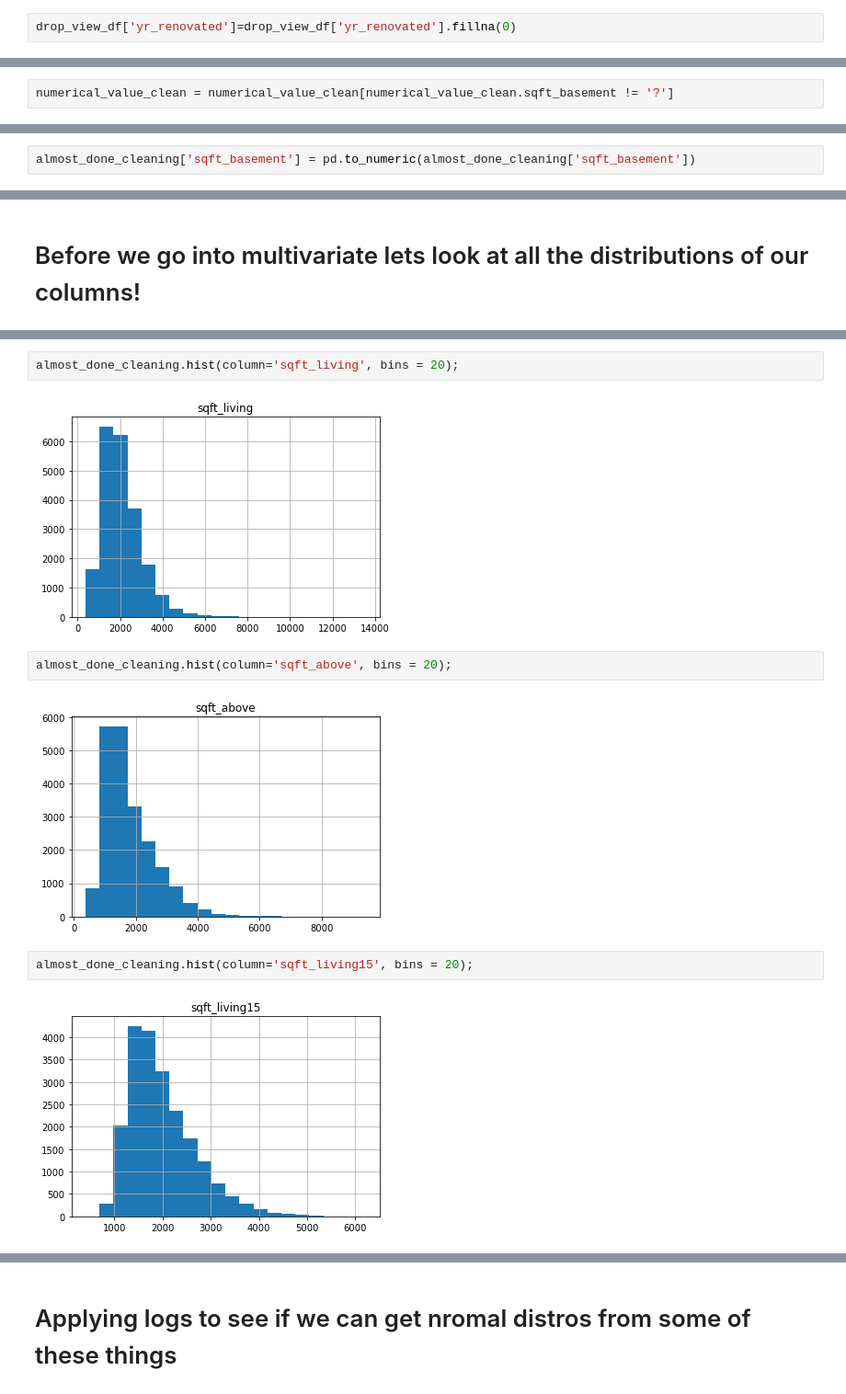
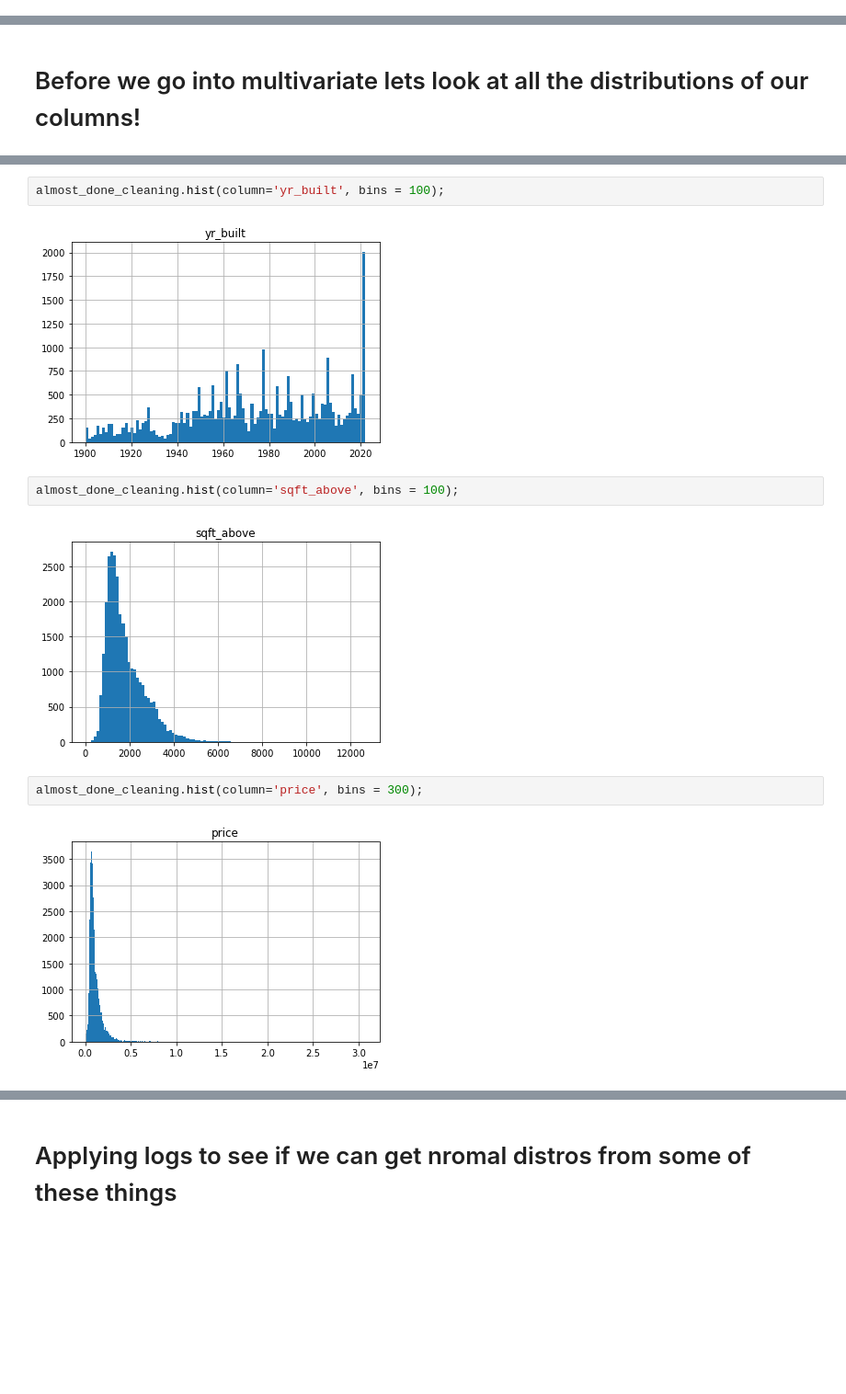
Before and after one commit to charlesmpan/SeattleHousingPricePredictor, a Jupyter notebook: Jordan's Notebook.ipynb, the cells around one changed output, grey strips where cells are left out. Shown at 92% size. Cells and saved outputs as stored; diff of their text form; blank space fills up the shorter version.

```diff
--- a/Jordan's Notebook.ipynb
+++ b/Jordan's Notebook.ipynb
@@ -388,2 +345,0 @@ What I'm gather from this is that 17,000 have never been renovated!? and tbh, a
-# %%
-drop_view_df['yr_renovated']=drop_view_df['yr_renovated'].fillna(0)
@@ -499,2 +411,0 @@ Why does it have ? in there? what will I do with that?? Imma pull a Praveen and
-# %%
-numerical_value_clean = numerical_value_clean[numerical_value_clean.sqft_basement != '?']
@@ -536,7 +412,5 @@ memory usage: 3.5+ MB
 # %%
 almost_done_cleaning = numerical_value_clean.copy(deep=True)
-# %%
-almost_done_cleaning['sqft_basement'] = pd.to_numeric(almost_done_cleaning['sqft_basement'])
 # %%
 almost_done_cleaning.info()
 # %% [output]
@@ -660,12 +537,12 @@ almost_done_cleaning.hist(column='sqft_living', bins = 20);
 # %%
-almost_done_cleaning.hist(column='sqft_living', bins = 20);
+almost_done_cleaning.hist(column='yr_built', bins = 100);
 # %% [output]
-[figure, old version]
+[figure, new version]
 # %%
-almost_done_cleaning.hist(column='sqft_above', bins = 20);
+almost_done_cleaning.hist(column='sqft_above', bins = 100);
 # %% [output]
-[figure, old version]
+[figure, new version]
 # %%
-almost_done_cleaning.hist(column='sqft_living15', bins = 20);
+almost_done_cleaning.hist(column='price', bins = 300);
 # %% [output]
-[figure, old version]
+[figure, new version]
```
Also changed, not shown: parts of 73 cells of this notebook, 1 other file.
